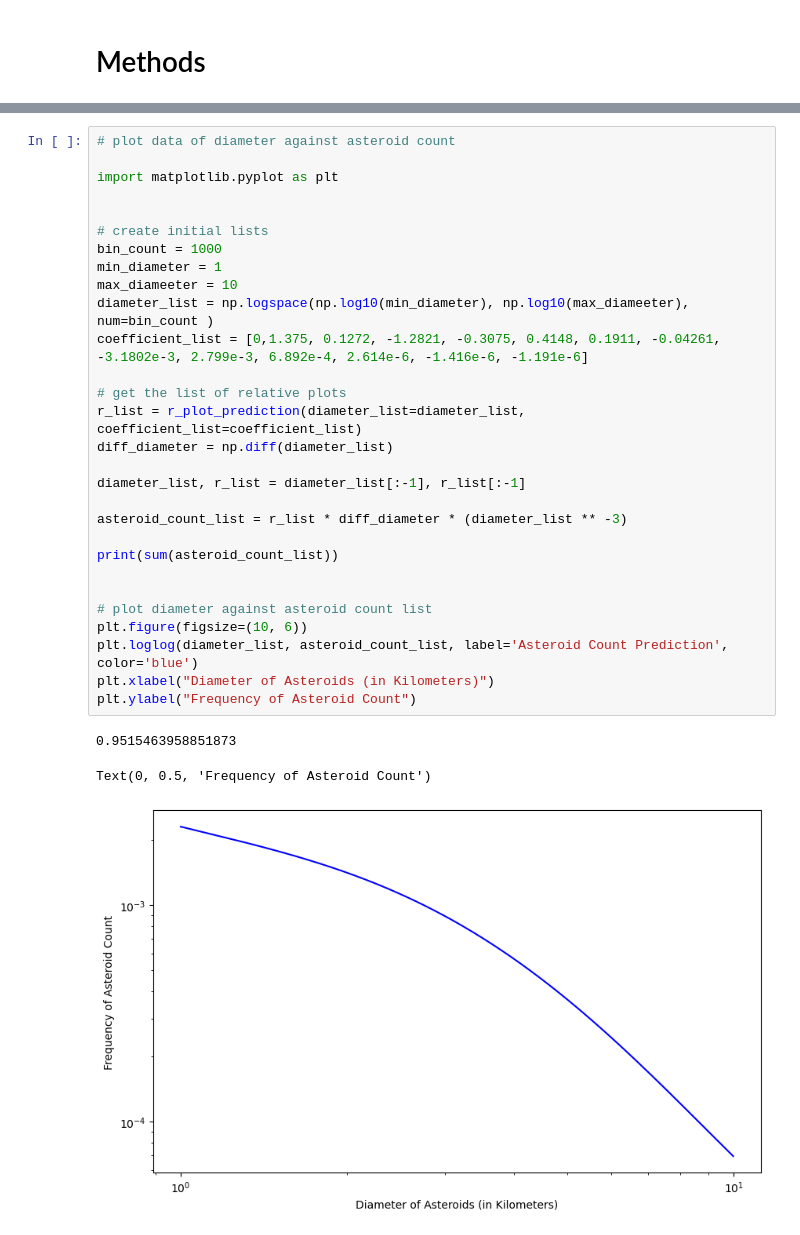
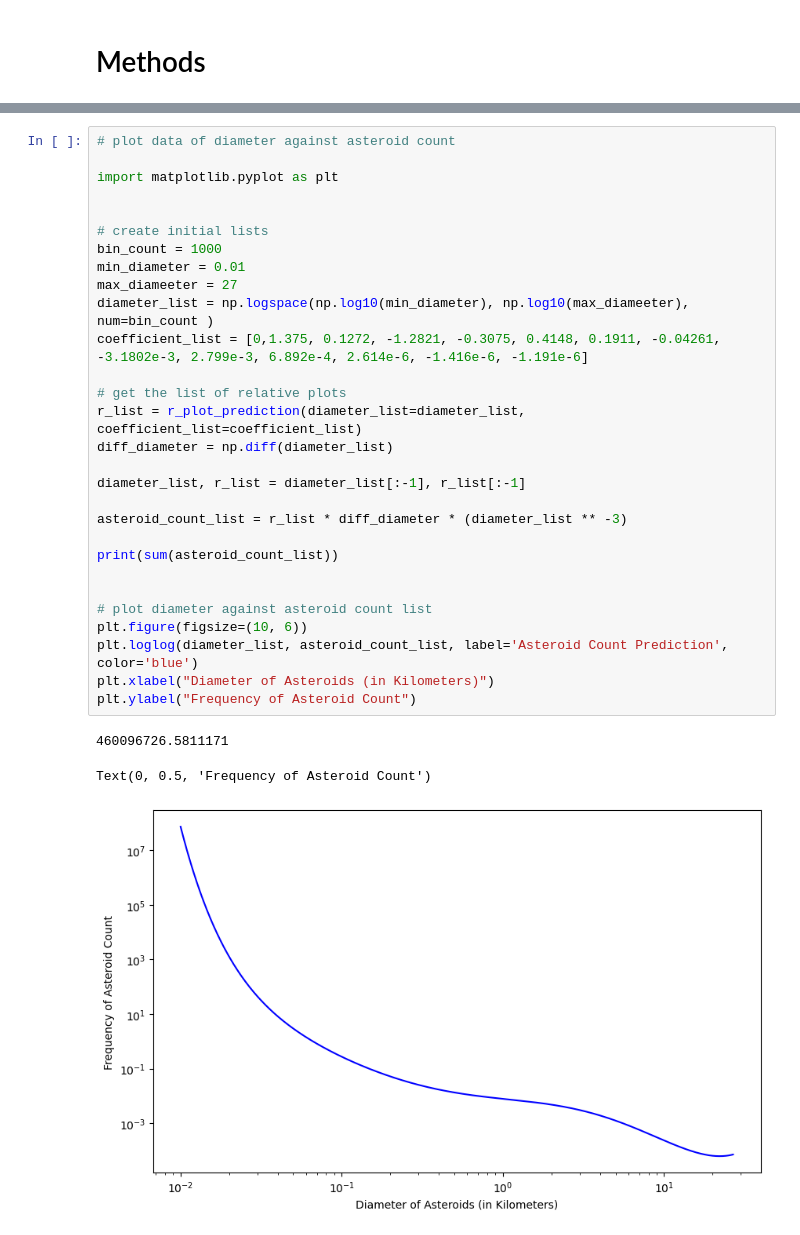
Before and after one commit to CapeGenius/Astrostats-Final, a Jupyter notebook: draft.ipynb, the cells around one changed output, grey strips where cells are left out. Cells and saved outputs as stored; diff of their text form.

```diff
--- a/draft.ipynb
+++ b/draft.ipynb
@@ -88,34 +254,34 @@ def create_log_histogram(data, title, xlabel, ax):
 # %%
 # plot data of diameter against asteroid count
 
 import matplotlib.pyplot as plt
 
 
 # create initial lists
 bin_count = 1000
-min_diameter = 1
-max_diameeter = 10
+min_diameter = 0.01
+max_diameeter = 27
 diameter_list = np.logspace(np.log10(min_diameter), np.log10(max_diameeter), num=bin_count )
 coefficient_list = [0,1.375, 0.1272, -1.2821, -0.3075, 0.4148, 0.1911, -0.04261, -3.1802e-3, 2.799e-3, 6.892e-4, 2.614e-6, -1.416e-6, -1.191e-6]
 
 # get the list of relative plots
 r_list = r_plot_prediction(diameter_list=diameter_list, coefficient_list=coefficient_list)
 diff_diameter = np.diff(diameter_list)
 
 diameter_list, r_list = diameter_list[:-1], r_list[:-1]
 
 asteroid_count_list = r_list * diff_diameter * (diameter_list ** -3)
 
 print(sum(asteroid_count_list))
 
 
 # plot diameter against asteroid count list
 plt.figure(figsize=(10, 6))
 plt.loglog(diameter_list, asteroid_count_list, label='Asteroid Count Prediction', color='blue')
 plt.xlabel("Diameter of Asteroids (in Kilometers)")
 plt.ylabel("Frequency of Asteroid Count")
 # %% [output]
-0.9515463958851873
+460096726.5811171
 Text(0, 0.5, 'Frequency of Asteroid Count')
-[figure, old version]
+[figure, new version]
 # %%
```
Also changed, not shown: parts of 9 cells of this notebook.
